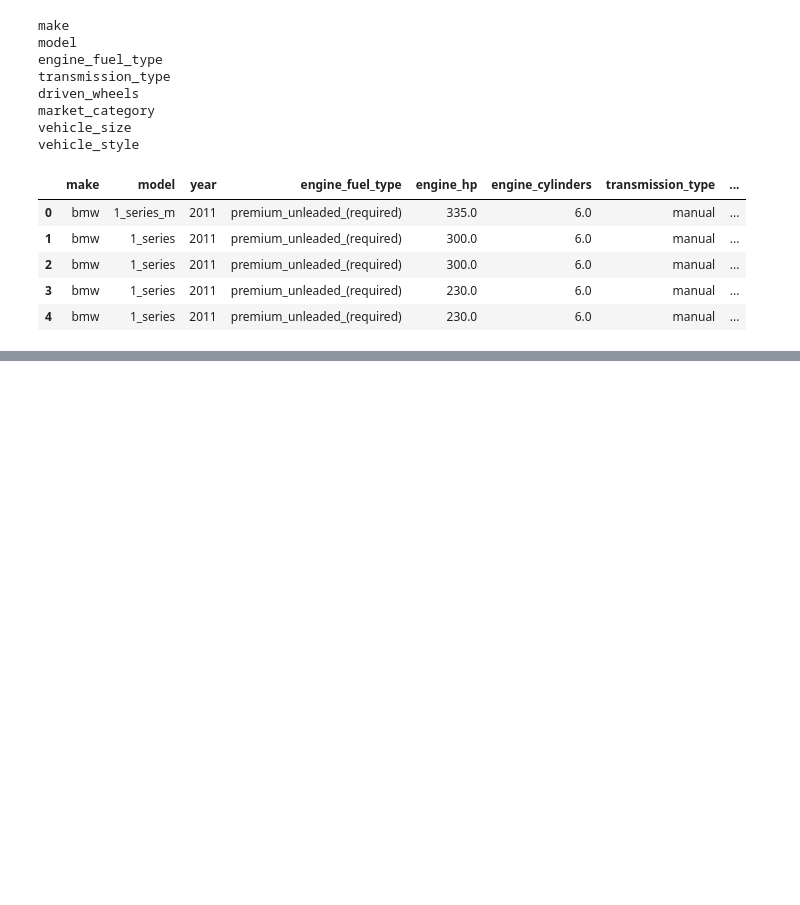
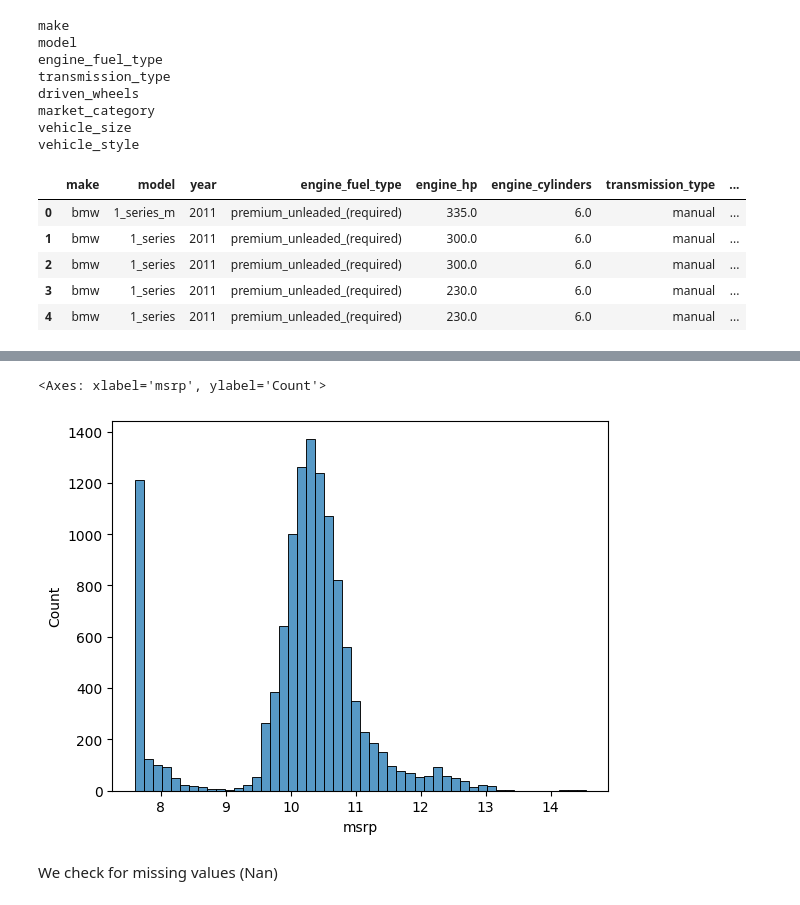
Before and after one commit to Abasi-ifreke/ml-zoomcamp, a Jupyter notebook: 02-regression/01-data-prep.ipynb, the cells around one changed output, grey strips where cells are left out. Drawn from its saved outputs; the diff is of its cells as text; code cells hidden in the pictures; blank space fills up the shorter version.

```diff
--- a/02-regression/01-data-prep.ipynb
+++ b/02-regression/01-data-prep.ipynb
@@ -124,0 +224,12 @@ df.head()
+# %%
+# we apply to our price
+log_price = np.log1p(df.msrp)
+# %%
+sns.histplot(log_price, bins=50)
+
+# This gives us a normal distribution and gets rid of the tail
+# %% [output]
+<Axes: xlabel='msrp', ylabel='Count'>
+[figure, added]
+# %% [markdown]
+We check for missing values (Nan)
```
Also changed, not shown: parts of 10 cells of this notebook.
